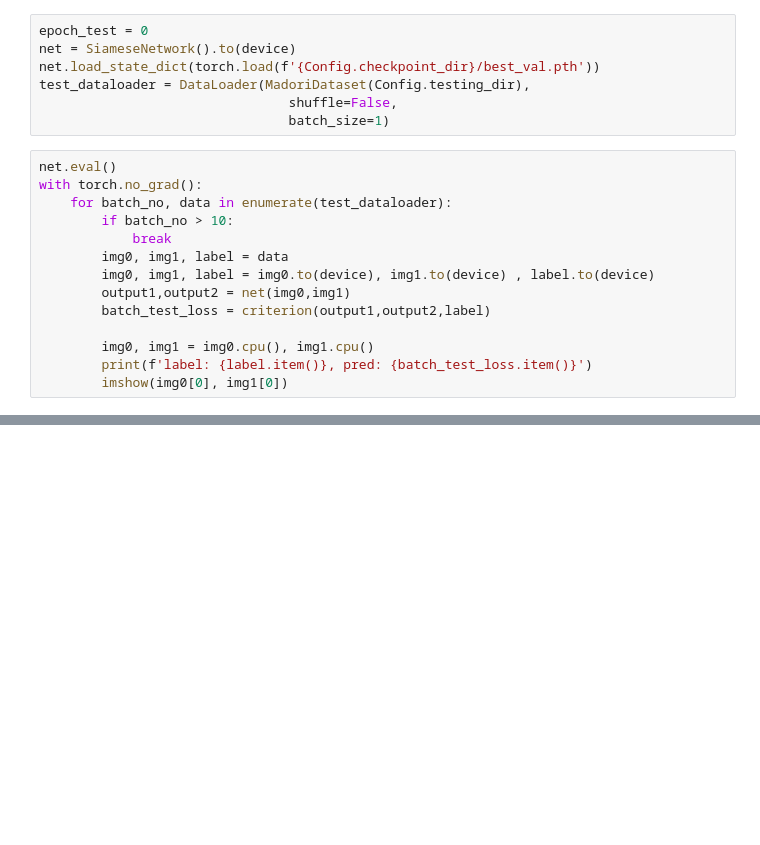
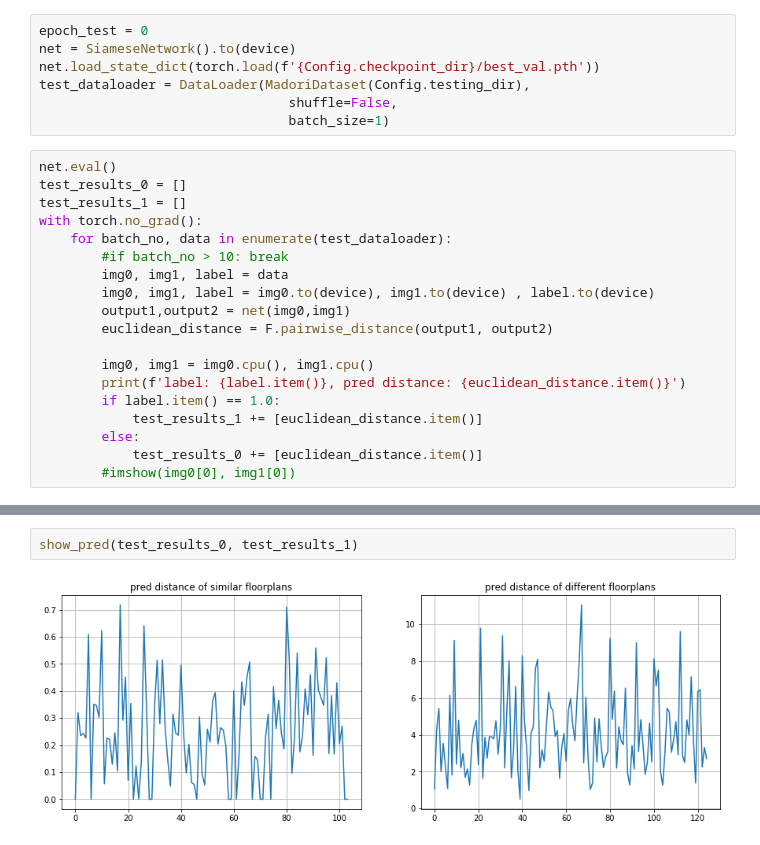
Before and after one commit to shuuchen/siamese_network, a Jupyter notebook: Siamese-networks-medium.ipynb, the cells around one changed output, grey strips where cells are left out. Drawn from its saved outputs; the diff is of its cells as text; blank space fills up the shorter version.

```diff
--- a/Siamese-networks-medium.ipynb
+++ b/Siamese-networks-medium.ipynb
@@ -296,16 +326,21 @@ test_dataloader = DataLoader(MadoriDataset(Config.testing_dir),
                                 batch_size=1)
 # %%
 net.eval()
+test_results_0 = []
+test_results_1 = []
 with torch.no_grad():
     for batch_no, data in enumerate(test_dataloader):
-        if batch_no > 10:
-            break
+        #if batch_no > 10: break
         img0, img1, label = data
         img0, img1, label = img0.to(device), img1.to(device) , label.to(device)
         output1,output2 = net(img0,img1)
-        batch_test_loss = criterion(output1,output2,label)
+        euclidean_distance = F.pairwise_distance(output1, output2)
 
         img0, img1 = img0.cpu(), img1.cpu()
-        print(f'label: {label.item()}, pred: {batch_test_loss.item()}')
-        imshow(img0[0], img1[0])
+        print(f'label: {label.item()}, pred distance: {euclidean_distance.item()}')
+        if label.item() == 1.0:
+            test_results_1 += [euclidean_distance.item()]
+        else:
+            test_results_0 += [euclidean_distance.item()]
+        #imshow(img0[0], img1[0])
 # %% [output]
@@ -324,0 +364,4 @@ label: 1.0, pred: 0.0
+# %%
+show_pred(test_results_0, test_results_1)
+# %% [output]
+[figure, added]
```
Also changed, not shown: parts of 2 cells of this notebook.
